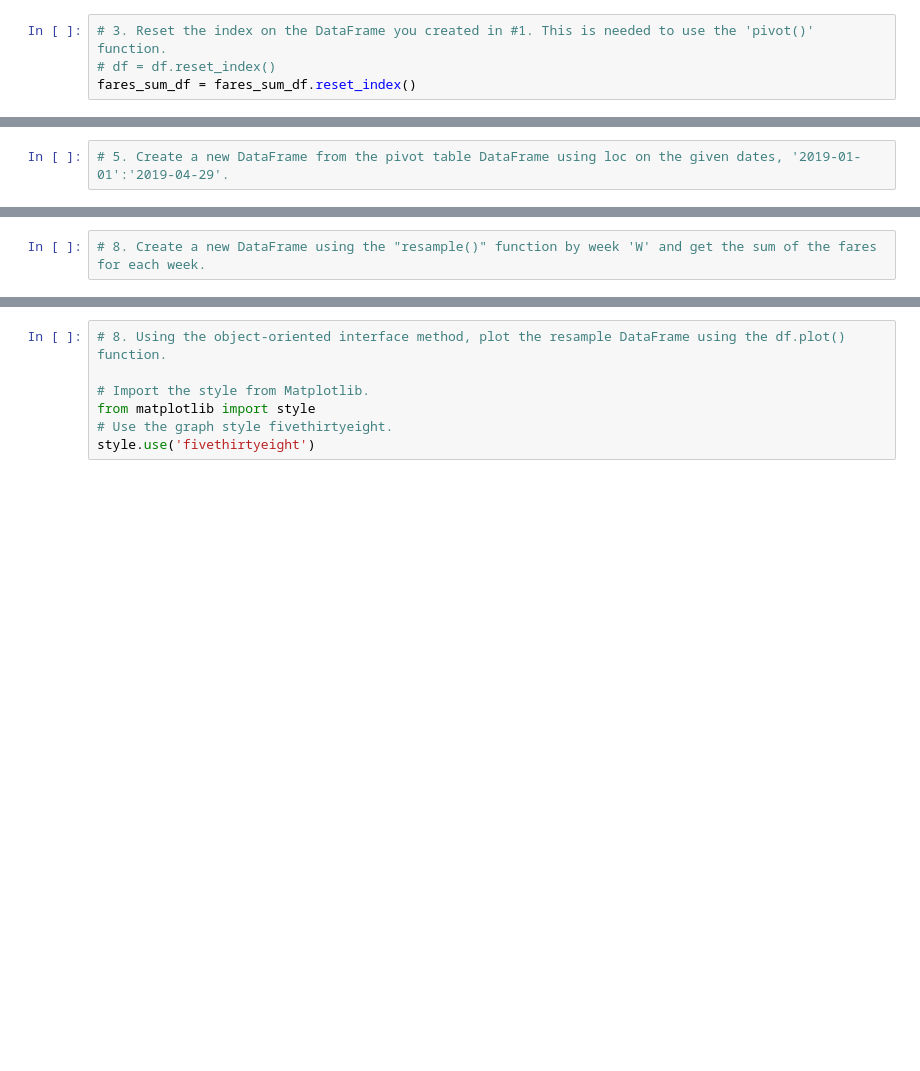
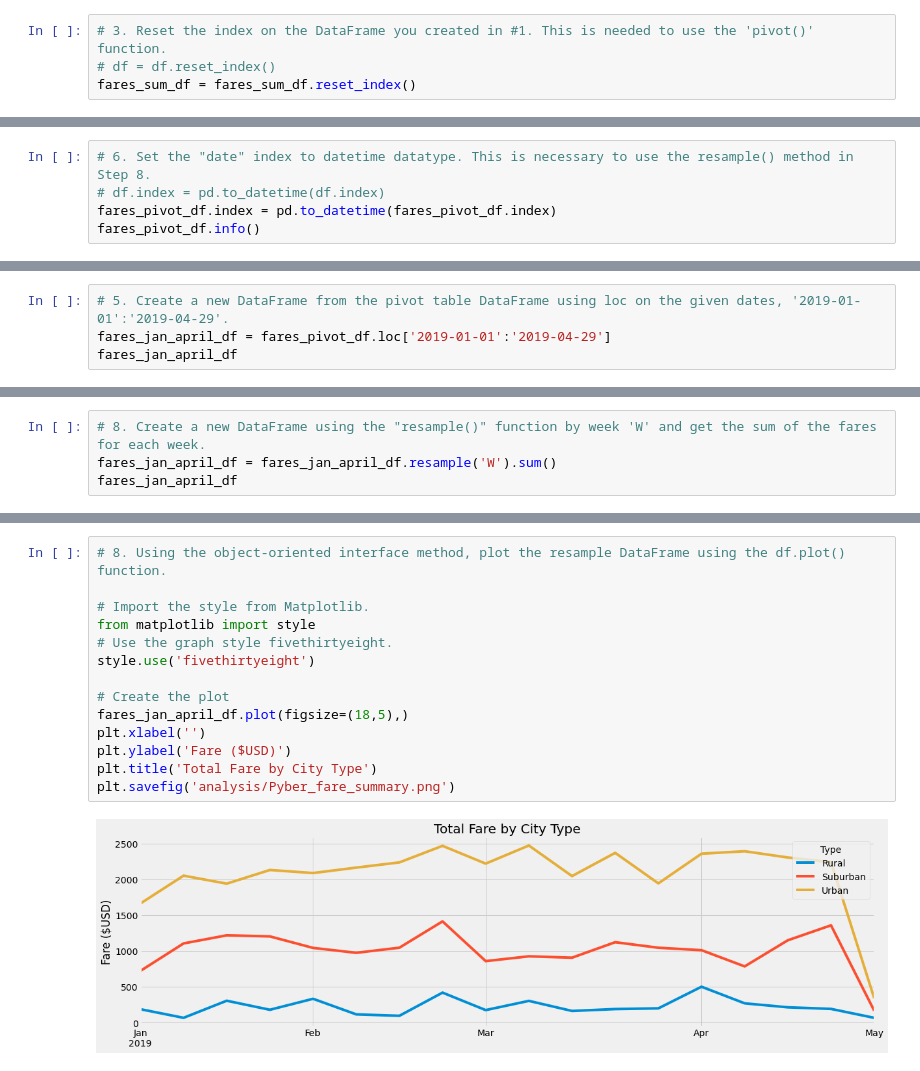
Before and after one commit to boborodono/Pyber_Analysis, a Jupyter notebook: PyBer_Challenge.ipynb, the cells around one changed output, grey strips where cells are left out. Saved outputs shown, nothing was run; the diff lists cells and outputs as text; blank space fills up the shorter version.

```diff
--- a/PyBer_Challenge.ipynb
+++ b/PyBer_Challenge.ipynb
@@ -163,3 +178,8 @@ fares_sum_df.pivot(index = 'date', columns = 'type', values = 'fare')
 | 5/8/2019 4:39 | NaN | NaN | 18.45 |
 | 5/8/2019 7:29 | NaN | NaN | 18.55 |
 2361 rows × 3 columns
+# %%
+# 6. Set the "date" index to datetime datatype. This is necessary to use the resample() method in Step 8.
+# df.index = pd.to_datetime(df.index)
+fares_pivot_df.index = pd.to_datetime(fares_pivot_df.index)
+fares_pivot_df.info()
@@ -166,2 +197,4 @@ fares_sum_df.pivot(index = 'date', columns = 'type', values = 'fare')
 # %%
 # 5. Create a new DataFrame from the pivot table DataFrame using loc on the given dates, '2019-01-01':'2019-04-29'.
+fares_jan_april_df = fares_pivot_df.loc['2019-01-01':'2019-04-29']
+fares_jan_april_df
@@ -184,2 +230,4 @@ memory usage: 0.0+ bytes
 # %%
 # 8. Create a new DataFrame using the "resample()" function by week 'W' and get the sum of the fares for each week.
+fares_jan_april_df = fares_jan_april_df.resample('W').sum()
+fares_jan_april_df
@@ -186,7 +253,16 @@ memory usage: 0.0+ bytes
 # %%
 # 8. Using the object-oriented interface method, plot the resample DataFrame using the df.plot() function.
 
 # Import the style from Matplotlib.
 from matplotlib import style
 # Use the graph style fivethirtyeight.
 style.use('fivethirtyeight')
+
+# Create the plot
+fares_jan_april_df.plot(figsize=(18,5),)
+plt.xlabel('')
+plt.ylabel('Fare ($USD)')
+plt.title('Total Fare by City Type')
+plt.savefig('analysis/Pyber_fare_summary.png')
+# %% [output]
+[figure, added]
```
Also changed, not shown: parts of 14 cells of this notebook, 2 other files.
